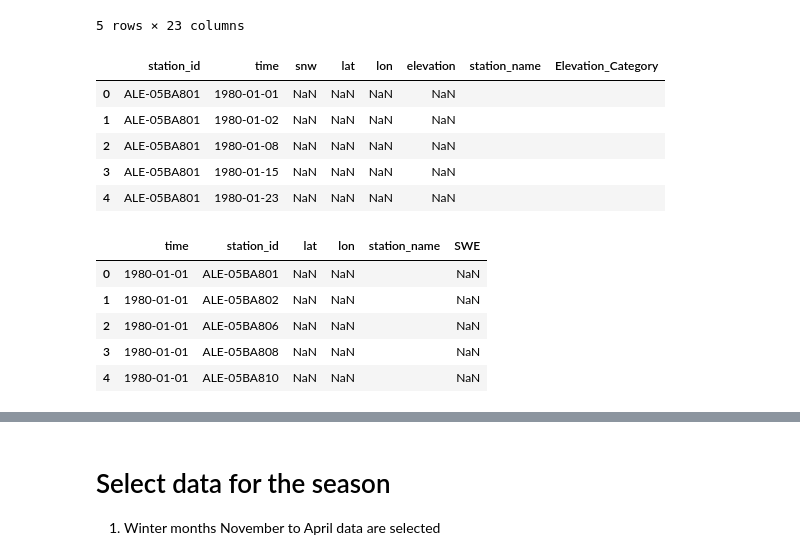
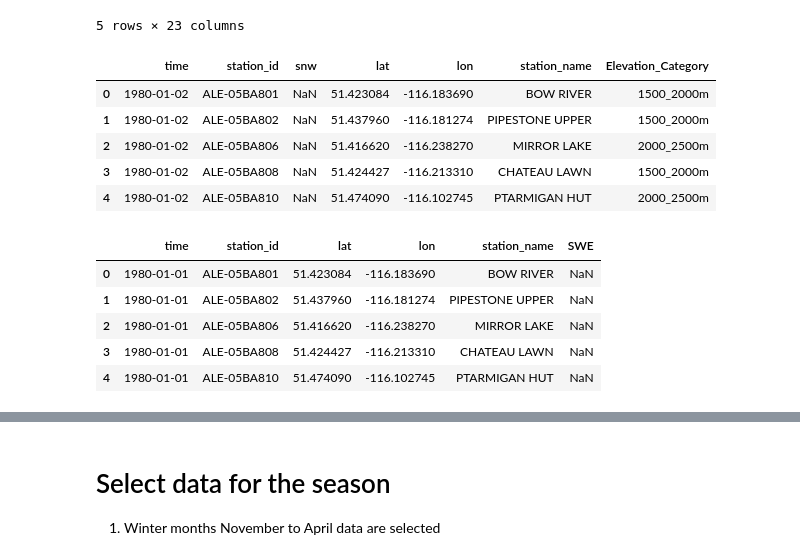
Before and after one commit to Nadiesenali/snowdroughtindex-main, a Jupyter notebook: notebooks/workflows/10_for_paper.ipynb, the cells around one changed output, grey strips where cells are left out. Cells and saved outputs as stored; diff of their text form; code cells hidden in the pictures.

```diff
--- a/notebooks/workflows/10_for_paper.ipynb
+++ b/notebooks/workflows/10_for_paper.ipynb
@@ -25,7 +25,7 @@ config = {
     'casr_input_data': project_root / 'data' / 'output_data' / 'merged_2d' / '1980_2024'/'bow_combined_full_data.csv',
     'SPEI_input_data': project_root / 'data' / 'output_data' / 'merged_2d' / '1980_2024'/'SPEI'/'bow_combined_SPEI_data.csv',
     'shapefile': project_root / 'data' / 'input_data' / 'shapefiles'/'BowRiverBasin'/'Bow_elevation_combined.shp',
-    'canswe_original_data' : project_root / 'data' / 'output_data' / 'for_paper'/'FROSTBITE' / 'bow_canswe_selected.nc',
+    'canswe_original_data' : project_root / 'data' / 'output_data' / 'for_paper'/'FROSTBITE' / 'bow_canswe_selected_fixed.nc',
     'gap_filled_canswe_data' : project_root / 'data' / 'output_data' / 'for_paper'/'FROSTBITE' /'bow_swe_gapfilled_data_only.nc',
     'output_dir': project_root / 'data' / 'output_data' / 'for_paper'/'datasets',
     'SWEI_output_dir': project_root / 'data' / 'output_data' / 'for_paper'/'SWEI',
@@ -40,48 +40,46 @@ config = {
 # %%
 # Load data data
 CaSR_data = pd.read_csv(config['casr_input_data'])
 
 # Load shapefile for Bow Basin
 bow_basin = gpd.read_file(config['shapefile'])
+display(bow_basin.head())
 
 # Load original CanSWE data
 canswe_data = xr.open_dataset(config['canswe_original_data'])
+canswe_data = canswe_data.to_dataframe().reset_index()
+canswe_data['time'] = pd.to_datetime(canswe_data['time'])
+display(canswe_data.head())
 
 # Load gap-filled CanSWE data
 gap_filled_canswe_data = xr.open_dataset(config['gap_filled_canswe_data'])
 
+# Show the gap-filled CanSWE data in dataframe format for easier visualization
+gap_filled_canswe_df = gap_filled_canswe_data.to_dataframe().reset_index()
+gap_filled_canswe_df['time'] = pd.to_datetime(gap_filled_canswe_df['time'])
+display(gap_filled_canswe_df.head())
+
 # CaSR dataframe
 casr_data = CaSR_data.copy()
 casr_data['time'] = pd.to_datetime(casr_data['time'])
-
-display(bow_basin.head())
-
-#Original CanSWE dataframe
-canswe_df = canswe_data.to_dataframe().reset_index()
-canswe_df['time'] = pd.to_datetime(canswe_df['time'])
-display(canswe_df.head())
-
-#Gap-filled CanSWE dataframe
-gap_filled_canswe_df = gap_filled_canswe_data.to_dataframe().reset_index()
-gap_filled_canswe_df['time'] = pd.to_datetime(gap_filled_canswe_df['time'])
-display(gap_filled_canswe_df.head())
+display(casr_data.head())
 # %% [output]
 |  | PROVCD_1 | VALDATE | EDITION | DATASETNAM | VERSION | COMPLEVEL | WSCMDA | WSCSDA | WSCSSDA | FDA | ... |
 | 0 | AB | 20070208 | 1 | 05BM000 | 0 | NHN-CL1 | 05 | 05B | 05BM | 05BM | ... |
 | 1 | AB | 20070130 | 1 | 05BN000 | 0 | NHN-CL1 | 05 | 05B | 05BN | 05BN | ... |
 | 2 | AB | 20070226 | 1 | 05BH000 | 0 | NHN-CL1 | 05 | 05B | 05BH | 05BH | ... |
 | 3 | AB | 20070228 | 1 | 05BK000 | 0 | NHN-CL1 | 05 | 05B | 05BK | 05BK | ... |
 | 4 | AB | 20070302 | 1 | 05BE000 | 0 | NHN-CL1 | 05 | 05B | 05BE | 05BE | ... |
 5 rows × 23 columns
-|  | station_id | time | snw | lat | lon | elevation | station_name | Elevation_Category |
-| 0 | ALE-05BA801 | 1980-01-01 | NaN | NaN | NaN | NaN |  |  |
-| 1 | ALE-05BA801 | 1980-01-02 | NaN | NaN | NaN | NaN |  |  |
-| 2 | ALE-05BA801 | 1980-01-08 | NaN | NaN | NaN | NaN |  |  |
-| 3 | ALE-05BA801 | 1980-01-15 | NaN | NaN | NaN | NaN |  |  |
-| 4 | ALE-05BA801 | 1980-01-23 | NaN | NaN | NaN | NaN |  |  |
+|  | time | station_id | snw | lat | lon | station_name | Elevation_Category |
+| 0 | 1980-01-02 | ALE-05BA801 | NaN | 51.423084 | -116.183690 | BOW RIVER | 1500_2000m |
+| 1 | 1980-01-02 | ALE-05BA802 | NaN | 51.437960 | -116.181274 | PIPESTONE UPPER | 1500_2000m |
+| 2 | 1980-01-02 | ALE-05BA806 | NaN | 51.416620 | -116.238270 | MIRROR LAKE | 2000_2500m |
+| 3 | 1980-01-02 | ALE-05BA808 | NaN | 51.424427 | -116.213310 | CHATEAU LAWN | 1500_2000m |
+| 4 | 1980-01-02 | ALE-05BA810 | NaN | 51.474090 | -116.102745 | PTARMIGAN HUT | 2000_2500m |
 |  | time | station_id | lat | lon | station_name | SWE |
-| 0 | 1980-01-01 | ALE-05BA801 | NaN | NaN |  | NaN |
-| 1 | 1980-01-01 | ALE-05BA802 | NaN | NaN |  | NaN |
-| 2 | 1980-01-01 | ALE-05BA806 | NaN | NaN |  | NaN |
-| 3 | 1980-01-01 | ALE-05BA808 | NaN | NaN |  | NaN |
-| 4 | 1980-01-01 | ALE-05BA810 | NaN | NaN |  | NaN |
+| 0 | 1980-01-01 | ALE-05BA801 | 51.423084 | -116.183690 | BOW RIVER | NaN |
+| 1 | 1980-01-01 | ALE-05BA802 | 51.437960 | -116.181274 | PIPESTONE UPPER | NaN |
+| 2 | 1980-01-01 | ALE-05BA806 | 51.416620 | -116.238270 | MIRROR LAKE | NaN |
+| 3 | 1980-01-01 | ALE-05BA808 | 51.424427 | -116.213310 | CHATEAU LAWN | NaN |
+| 4 | 1980-01-01 | ALE-05BA810 | 51.474090 | -116.102745 | PTARMIGAN HUT | NaN |
```
Also changed, not shown: parts of 5 cells of this notebook.
